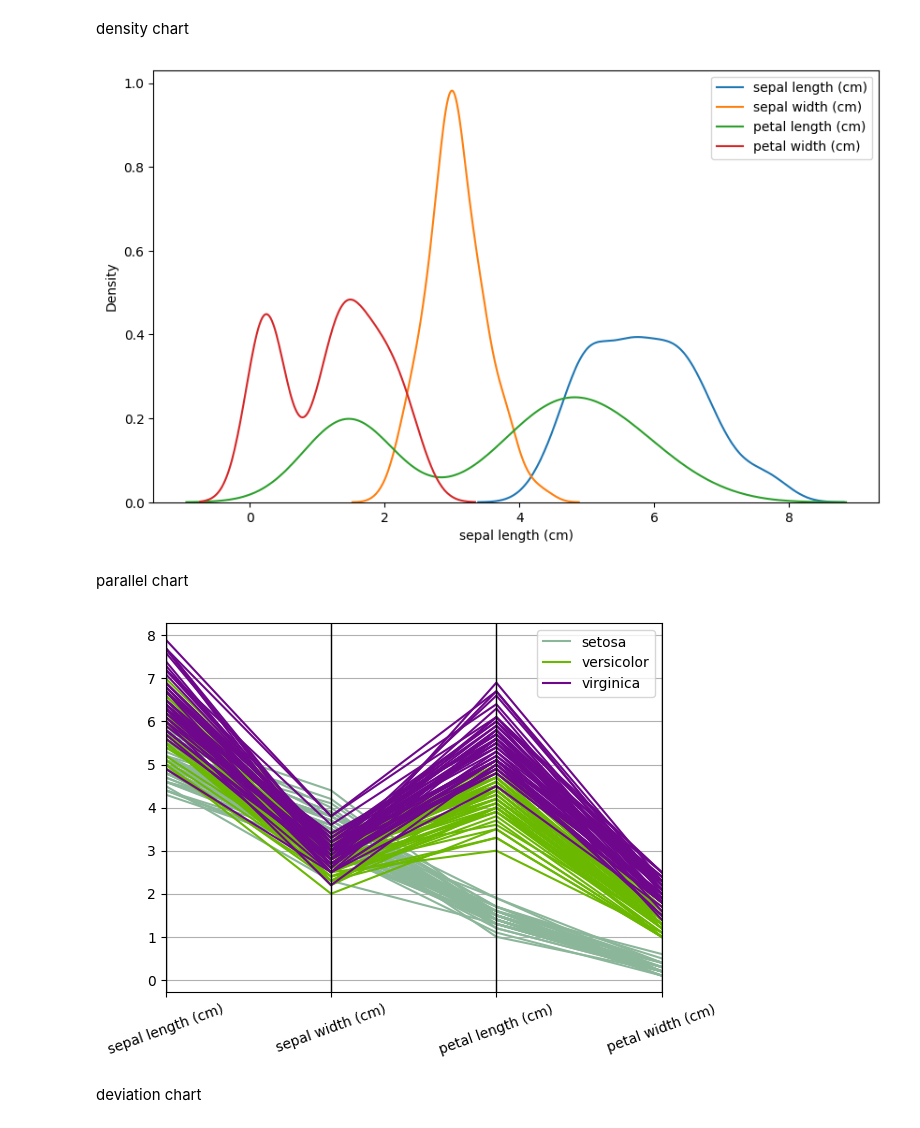
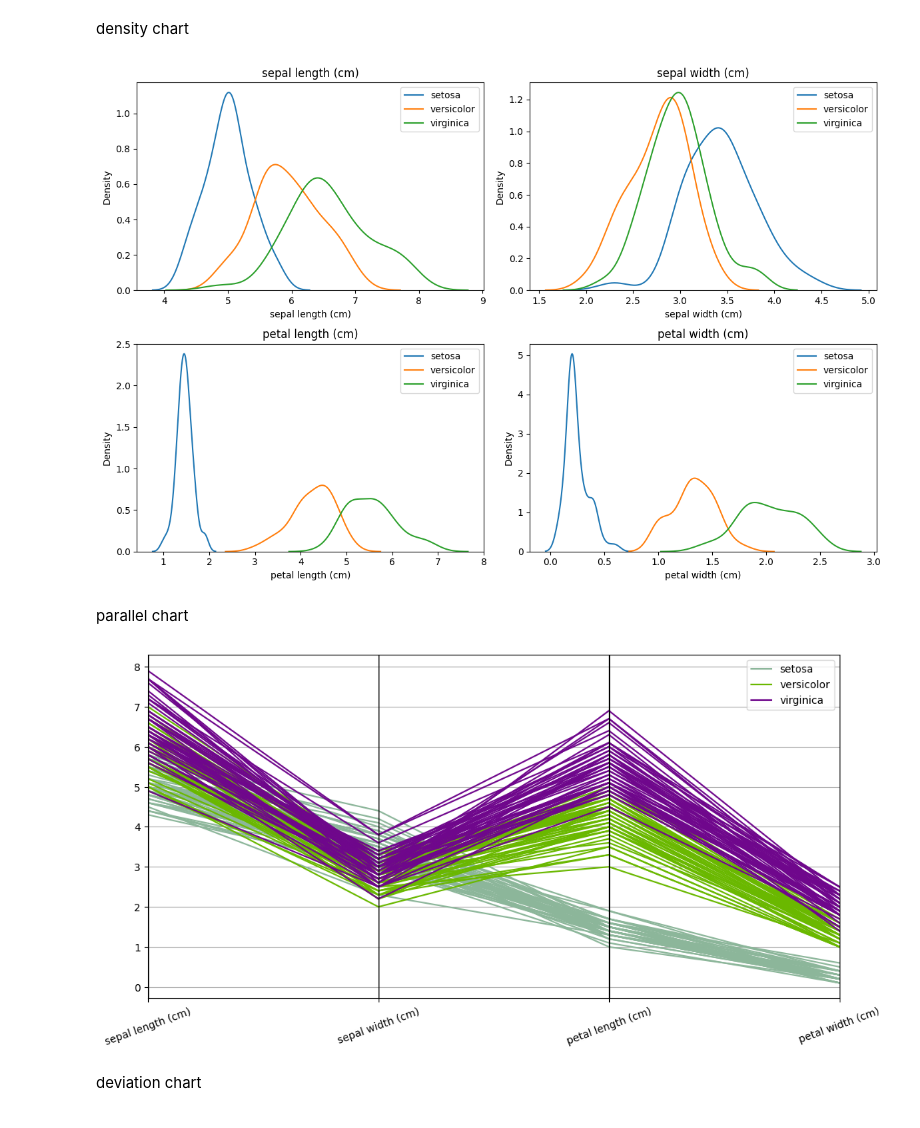
Before and after one commit to hridya-r-n/MCA-lab, a Jupyter notebook: Hridya.ipynb, the cells around one changed output. Cells and saved outputs as stored; diff of their text form; code cells hidden in the pictures.

```diff
--- a/Hridya.ipynb
+++ b/Hridya.ipynb
@@ -922,16 +979,21 @@ plt.show()
 # %% [markdown]
 bubble chart
 # %%
-plt.figure(figsize=(10,7))
+plt.figure(figsize=(10,6))
 
-plt.scatter(df['sepal length (cm)'],
-            df['sepal width (cm)'],
-            s=df['petal length (cm)']*50,
-            c=df['petal width (cm)'],
-            alpha=0.6)
+for species in iris.target_names:
+    data = df[df['species'] == species]
+
+    plt.scatter(
+        data['sepal length (cm)'],
+        data['sepal width (cm)'],
+        s=data['petal length (cm)'] * 50,
+        alpha=0.5,
+        label=species
+    )
 
 plt.xlabel('Sepal Length')
 plt.ylabel('Sepal Width')
-plt.colorbar(label='Petal Width')
+plt.legend()
 plt.show()
 # %% [output]
@@ -939,27 +1001,35 @@ plt.show()
 # %% [markdown]
 density chart
 # %%
-plt.figure(figsize=(10,6))
+plt.figure(figsize=(12,8))
 
-for column in df.columns:
-    sns.kdeplot(df[column], label=column)
+for i, column in enumerate(iris.feature_names):
+    plt.subplot(2,2,i+1)
 
-plt.legend()
+    for species in iris.target_names:
+        data = df[df['species'] == species]
+        sns.kdeplot(data[column], label=species)
+
+    plt.title(column)
+    plt.legend()
+
+plt.tight_layout()
 plt.show()
 # %% [output]
-[figure, old version]
+[figure, new version]
 # %% [markdown]
 parallel chart
 # %%
 from pandas.plotting import parallel_coordinates
 
-df['species'] = iris.target_names[iris.target]
+plt.figure(figsize=(12,6))
 
 parallel_coordinates(df, 'species')
+
 plt.xticks(rotation=20)
 plt.show()
 # %% [output]
-[figure, old version]
+[figure, new version]
 # %% [markdown]
 deviation chart
 # %%
```
Also changed, not shown: parts of 16 cells of this notebook.
